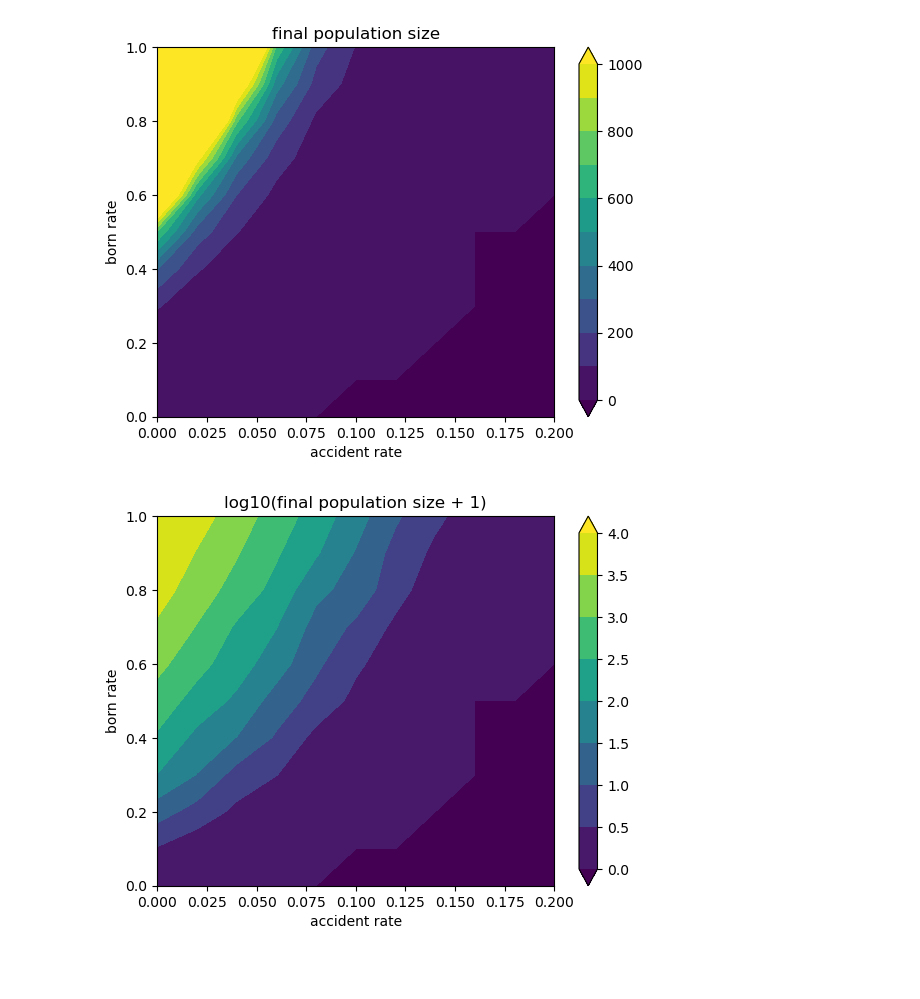
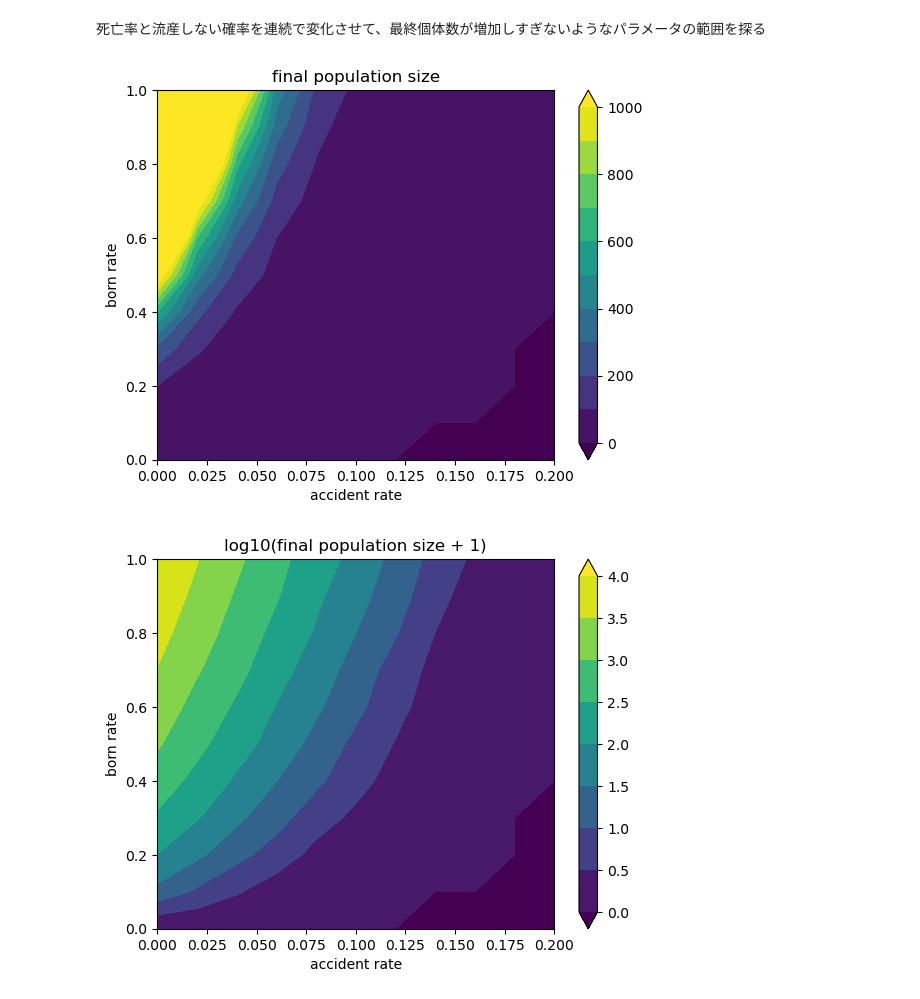
Before and after one commit to hidakakubo/first, a Jupyter notebook: rankon_heatmap_heikin.ipynb, the cells around one changed output. Saved outputs shown, nothing was run; the diff lists cells and outputs as text; code cells hidden in the pictures; blank space fills up the shorter version.

```diff
--- a/rankon_heatmap_heikin.ipynb
+++ b/rankon_heatmap_heikin.ipynb
@@ -1,3 +13,5 @@
+# %% [markdown]
+死亡率と流産しない確率を連続で変化させて、最終個体数が増加しすぎないようなパラメータの範囲を探る
 # %%
 # ライブラリのインポート
 import pandas as pd
@@ -145,10 +158,10 @@ def main():
 
         # パラメータの設定
         iteration = 50
-        firstsize = 10
+        firstsize = 100
         Nmax = 10000
         life_length = 30
-        cool_time = 5
+        cool_time = 10
         sex_ratio = 0.5
         accident_rate_array = np.linspace(0, 0.2, 11)
         born_rate_array = np.linspace(0, 1, 11)
@@ -166,24 +179,30 @@ if __name__ == '__main__':
     main()
 # %%
 # 可視化
+%matplotlib inline
 from mpl_toolkits.mplot3d import Axes3D
 from scipy.interpolate import griddata
 import matplotlib.cm as cm # グラデーション用
 
 def main():
+    # パラメータを変数に代入
+    n = 121        # パラメータの数
+    seed = 100     # seedの数
+    iteration = 50 # 世代数
+
     # データの読み込み
     params = pd.read_csv('results/parameters.csv', index_col=0)
     population_size_mean = []
     population_size_log_mean = []
 
     # 各シミュレーションの最終個体数を取ってくる
-    for j in range(121):                                           # パラメータの組み合わせの数、手入力必須！！！！
+    for j in range(n):
         population_size = []
         population_size_log = []
 
-        for i in range(100):                                       # seedの数、手入力必須！！！！
+        for i in range(seed):
             df = pd.read_csv(f'results/result{i}/episode_{j}.csv')
-            x = df['population size'][50]                          # 世代数手入力必要
+            x = df['population size'][iteration]
             population_size.append(x)
             population_size_log.append(math.log10(x+1))
 
@@ -226,33 +245,33 @@ def main():
 
 
     # 図3
     fig = plt.figure()
     ax = fig.add_subplot(111)
     p_size = pd.Series(population_size_mean, name='p_size')
     df_2 = pd.concat([params, p_size], axis=1)
     value = [0, 100, 200, 300, 400, 500, 600, 700, 800, 900, 1000, 10000] # 色分け用
 
     # p_sizeごとにdfをつくりそれぞれ違う色でプロット
     df_list =[]
     for i in range((len(value)-1)):
         data = df_2.query(f'{value[i]} < p_size <= {value[i+1]}')
         df_list.append(data)
     for i in range((len(value)-1)):
         df = df_list[i]
-        ax.scatter(df['accident rate'], df['born rate'], s=50, c=[cm.viridis(i/11.0)])
+        ax.scatter(df['accident rate'], df['born rate'], s=50, c=[cm.viridis(i/(len(value)-1))])
 
     fig.colorbar(cont)
     ax.set_title('final population size')
     ax.set_xlabel('accident rate')
     ax.set_ylabel('born rate')
     # ax.set_zlabel('final population size')
     fig.savefig('tmp3.png', dpi=600)
 
 
     fig.show()
 
 if __name__ == '__main__':
     main()
 # %% [output]
-[figure, old version]
+[figure, new version]
-[figure, old version]
+[figure, new version]
```
Also changed, not shown: parts of 3 cells of this notebook, 6 other files.
